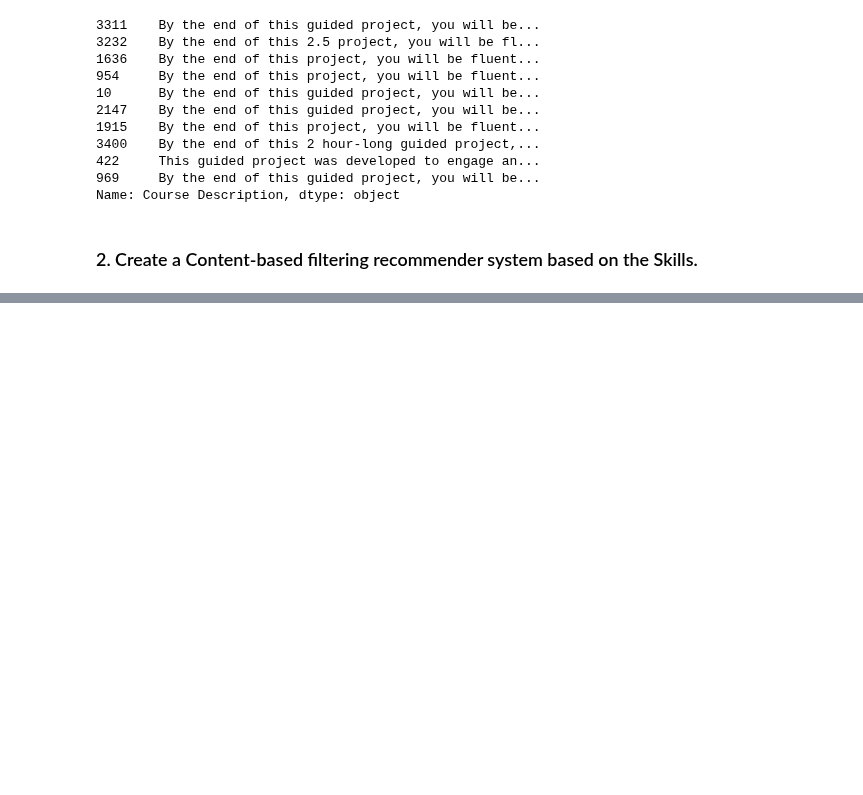
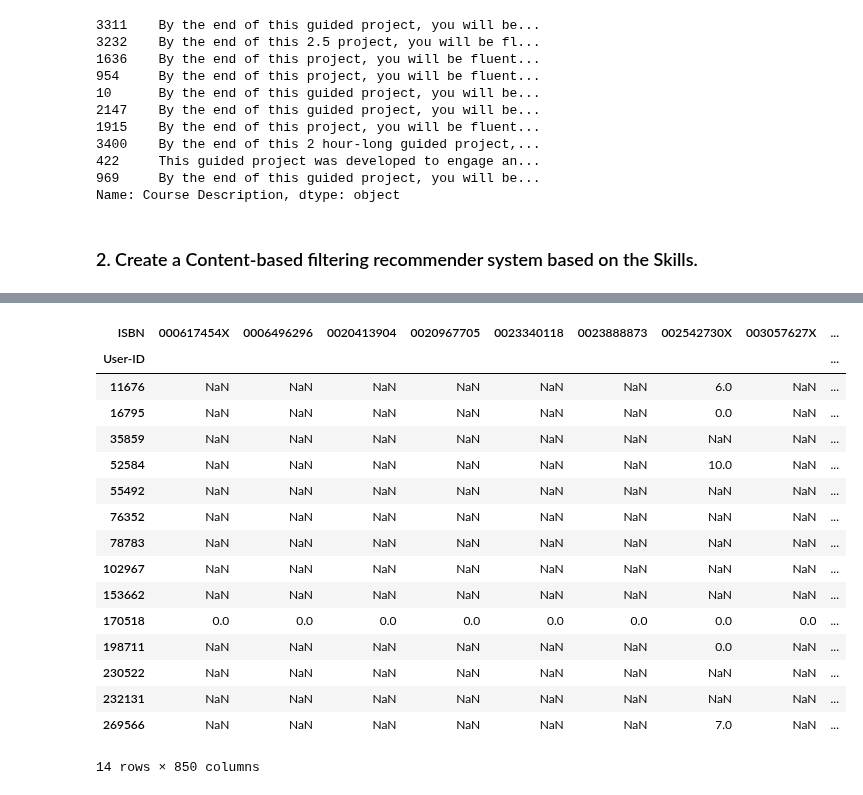
Before and after one commit to jeff0167/Data_And_Things, a Jupyter notebook: Exercises in Recommender systems.ipynb, the cells around one changed output, grey strips where cells are left out. Cells and saved outputs as stored; diff of their text form; code cells hidden in the pictures; blank space fills up the shorter version.

```diff
--- a/Exercises in Recommender systems.ipynb
+++ b/Exercises in Recommender systems.ipynb
@@ -179,0 +399,2 @@ KeyError: 'Drama  Comedy  peering  screenwriting  film  Document Review  dialogu
+# %%
+books_read_df = user_book_df[random_user_books_read]
@@ -179,0 +503,21 @@ KeyError: 'Drama  Comedy  peering  screenwriting  film  Document Review  dialogu
+# %%
+final_df = movies_watched_df[books_read_df.index.isin(user_same_books)]
+final_df
+# %% [output]
+| ISBN | 000617454X | 0006496296 | 0020413904 | 0020967705 | 0023340118 | 0023888873 | 002542730X | 003057627X | ... |
+| User-ID |  |  |  |  |  |  |  |  | ... |
+| 11676 | NaN | NaN | NaN | NaN | NaN | NaN | 6.0 | NaN | ... |
+| 16795 | NaN | NaN | NaN | NaN | NaN | NaN | 0.0 | NaN | ... |
+| 35859 | NaN | NaN | NaN | NaN | NaN | NaN | NaN | NaN | ... |
+| 52584 | NaN | NaN | NaN | NaN | NaN | NaN | 10.0 | NaN | ... |
+| 55492 | NaN | NaN | NaN | NaN | NaN | NaN | NaN | NaN | ... |
+| 76352 | NaN | NaN | NaN | NaN | NaN | NaN | NaN | NaN | ... |
+| 78783 | NaN | NaN | NaN | NaN | NaN | NaN | NaN | NaN | ... |
+| 102967 | NaN | NaN | NaN | NaN | NaN | NaN | NaN | NaN | ... |
+| 153662 | NaN | NaN | NaN | NaN | NaN | NaN | NaN | NaN | ... |
+| 170518 | 0.0 | 0.0 | 0.0 | 0.0 | 0.0 | 0.0 | 0.0 | 0.0 | ... |
+| 198711 | NaN | NaN | NaN | NaN | NaN | NaN | 0.0 | NaN | ... |
+| 230522 | NaN | NaN | NaN | NaN | NaN | NaN | NaN | NaN | ... |
+| 232131 | NaN | NaN | NaN | NaN | NaN | NaN | NaN | NaN | ... |
+| 269566 | NaN | NaN | NaN | NaN | NaN | NaN | 7.0 | NaN | ... |
+14 rows × 850 columns
```
Also changed, not shown: parts of 53 cells of this notebook, 1 other file.
